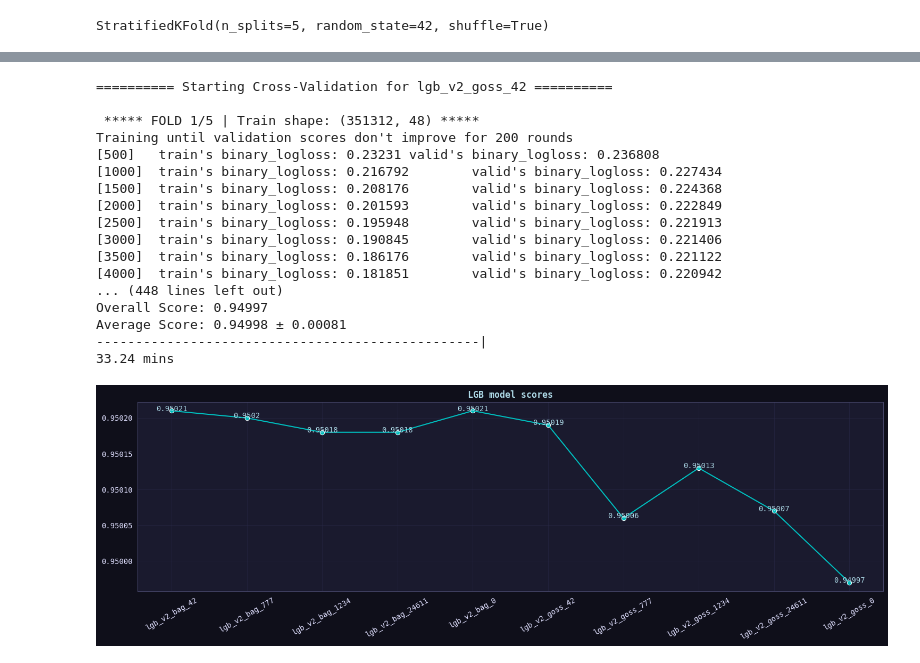
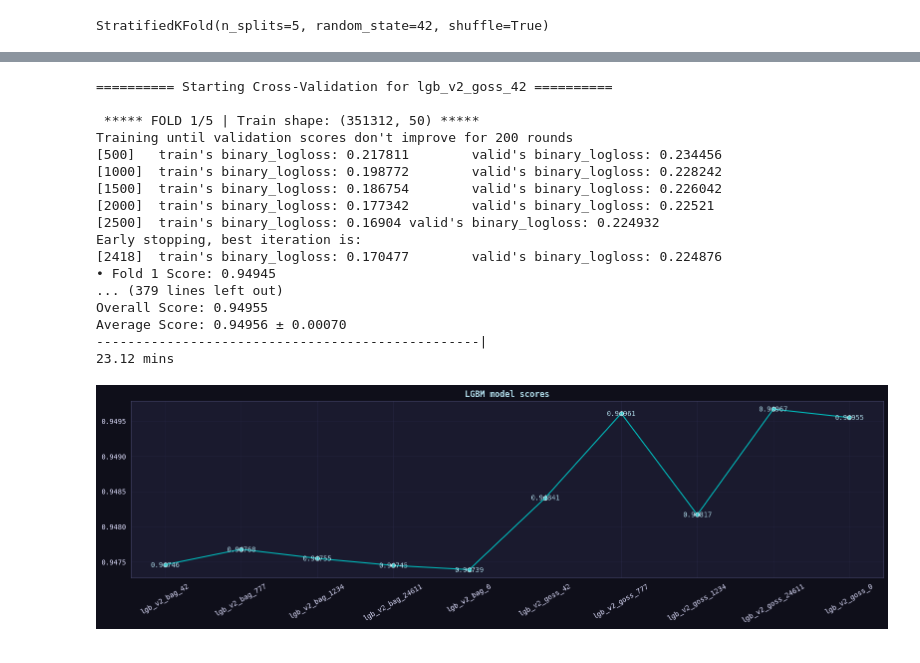
Before and after one commit to coded-sly/ps6e5-F1-PitStop, a Jupyter notebook: ps6e5-lgbm-f1-pit.ipynb, the cells around one changed output, grey strips where cells are left out. Saved outputs shown, nothing was run; the diff lists cells and outputs as text; code cells hidden in the pictures.

Commit message:
Kaggle Notebook | ps6e5 | LGBM | F1_🏁Pit | v2

```diff
--- a/ps6e5-lgbm-f1-pit.ipynb
+++ b/ps6e5-lgbm-f1-pit.ipynb
@@ -1030,22 +1036,22 @@ Flag Year: is_2023
 # %%
-## -- Downcast dtype for optimization --
-def downcast_frame(df):
-    for c in df.select_dtypes(include=['int64']).columns:
-        df[c] = pd.to_numeric(df[c], downcast='integer')
-    for c in df.select_dtypes(include=['float64']).columns:
-        df[c] = pd.to_numeric(df[c], downcast='float')
-    return df
+# ## -- Downcast dtype for optimization --
+# def downcast_frame(df):
+#     for c in df.select_dtypes(include=['int64']).columns:
+#         df[c] = pd.to_numeric(df[c], downcast='integer')
+#     for c in df.select_dtypes(include=['float64']).columns:
+#         df[c] = pd.to_numeric(df[c], downcast='float')
+#     return df
 
-combined_df = pd.concat([train, test, orig])
-print(f"Dataframe size before optimization: {combined_df.memory_usage(deep=True).sum() / (1024**2):.1f} MB")
+# combined_df = pd.concat([train, test, orig])
+# print(f"Dataframe size before optimization: {combined_df.memory_usage(deep=True).sum() / (1024**2):.1f} MB")
 
-combined_df = downcast_frame(combined_df)
+# combined_df = downcast_frame(combined_df)
 
-## -- Split data --
-train = combined_df[:len(train)]
-test  = combined_df[len(train):len(train)+len(test)]
-orig  = combined_df[-len(orig):]
+# ## -- Split data --
+# train = combined_df[:len(train)]
+# test  = combined_df[len(train):len(train)+len(test)]
+# orig  = combined_df[-len(orig):]
 
-print(f"Dataframe size after optimization: {combined_df.memory_usage(deep=True).sum() / (1024**2):.1f} MB")
+# print(f"Dataframe size after optimization: {combined_df.memory_usage(deep=True).sum() / (1024**2):.1f} MB")
 
-del combined_df
+# del combined_df
@@ -1240,7 +1223,7 @@ version_name = 'lgb_v2_'
 all_model_predictions = {}
 
 MULTI_SEEDS  = [CFG.SEED, 777, 1234, 24611, 0]
-ALL_CATS = ['Year', 'Compound', 'Stint', 'Race', 'is_2023']
+ALL_CATS = CATS + CATS_2 #['Year', 'Compound', 'Stint', 'Race']
 
 N_SPLITS = 5
 kf = StratifiedKFold(n_splits=N_SPLITS, shuffle=True, random_state=CFG.SEED)
@@ -1377,7 +1361,7 @@ PARAMS = {
     'bagging_fraction': 0.9, # disable for 'goss'
     'bagging_freq': 1,       # disable for 'goss'
     'reg_alpha': 3.0,
-    'reg_lambda': 2.0,
+    'reg_lambda': 5.0,
     'random_state': CFG.SEED,
     'verbosity': -1,
     'n_jobs': os.cpu_count(),
@@ -1443,8 +1427,8 @@ PARAMS = {
     'max_leaves': LEAVES,
     # 'max_depth': DEPTH,
     'feature_fraction': 0.2,
-    'reg_alpha': 8.0,
-    'reg_lambda': 1.0,
+    'reg_alpha': 9.0,
+    'reg_lambda': 2.0,
     'random_state': CFG.SEED,
     'verbosity': -1,
     'n_jobs': os.cpu_count(),
@@ -1479,44 +1463,44 @@ for value_ in MULTI_SEEDS:
 # %% [output]
 ========== Starting Cross-Validation for lgb_v2_goss_42 ==========
 
- ***** FOLD 1/5 | Train shape: (351312, 48) *****
+ ***** FOLD 1/5 | Train shape: (351312, 50) *****
 Training until validation scores don't improve for 200 rounds
-[500]   train's binary_logloss: 0.23231 valid's binary_logloss: 0.236808
-[1000]  train's binary_logloss: 0.216792        valid's binary_logloss: 0.227434
-[1500]  train's binary_logloss: 0.208176        valid's binary_logloss: 0.224368
-[2000]  train's binary_logloss: 0.201593        valid's binary_logloss: 0.222849
-[2500]  train's binary_logloss: 0.195948        valid's binary_logloss: 0.221913
-[3000]  train's binary_logloss: 0.190845        valid's binary_logloss: 0.221406
-[3500]  train's binary_logloss: 0.186176        valid's binary_logloss: 0.221122
-[4000]  train's binary_logloss: 0.181851        valid's binary_logloss: 0.220942
-... (448 lines left out)
-Overall Score: 0.94997
-Average Score: 0.94998 ± 0.00081
+[500]   train's binary_logloss: 0.217811        valid's binary_logloss: 0.234456
+[1000]  train's binary_logloss: 0.198772        valid's binary_logloss: 0.228242
+[1500]  train's binary_logloss: 0.186754        valid's binary_logloss: 0.226042
+[2000]  train's binary_logloss: 0.177342        valid's binary_logloss: 0.22521
+[2500]  train's binary_logloss: 0.16904 valid's binary_logloss: 0.224932
+Early stopping, best iteration is:
+[2418]  train's binary_logloss: 0.170477        valid's binary_logloss: 0.224876
+• Fold 1 Score: 0.94945
+... (379 lines left out)
+Overall Score: 0.94955
+Average Score: 0.94956 ± 0.00070
 -------------------------------------------------|
-33.24 mins
+23.12 mins
 # %%
 ## -- Get Scores --
 all_model_scores = {}
 all_scores = []
 
 for k, v in all_model_predictions.items():
     for x, y in v.items():
         if x == 'score':
             all_model_scores[k] = y
             all_scores.append(float(y))
 
-plt.figure(figsize=(15, 5))
+plt.figure(figsize=(16, 5))
 sns.lineplot(all_model_scores, marker='o')
-plt.title('LGB model scores', fontweight='semibold')
+plt.title('LGBM model scores', fontweight='semibold')
 plt.tick_params('x', rotation=30)
 
 for i, s in enumerate(all_model_scores.values()):
     plt.text(float(i), s+4e-6, s, ha='center', va='center_baseline')
 
 plt.tight_layout()
 plt.show()
 # %% [output]
-[figure, old version]
+[figure, new version]
 # %%
 ## -- Get oof predictions --
 oof_predictions = []
```
Also changed, not shown: parts of 25 cells of this notebook.
